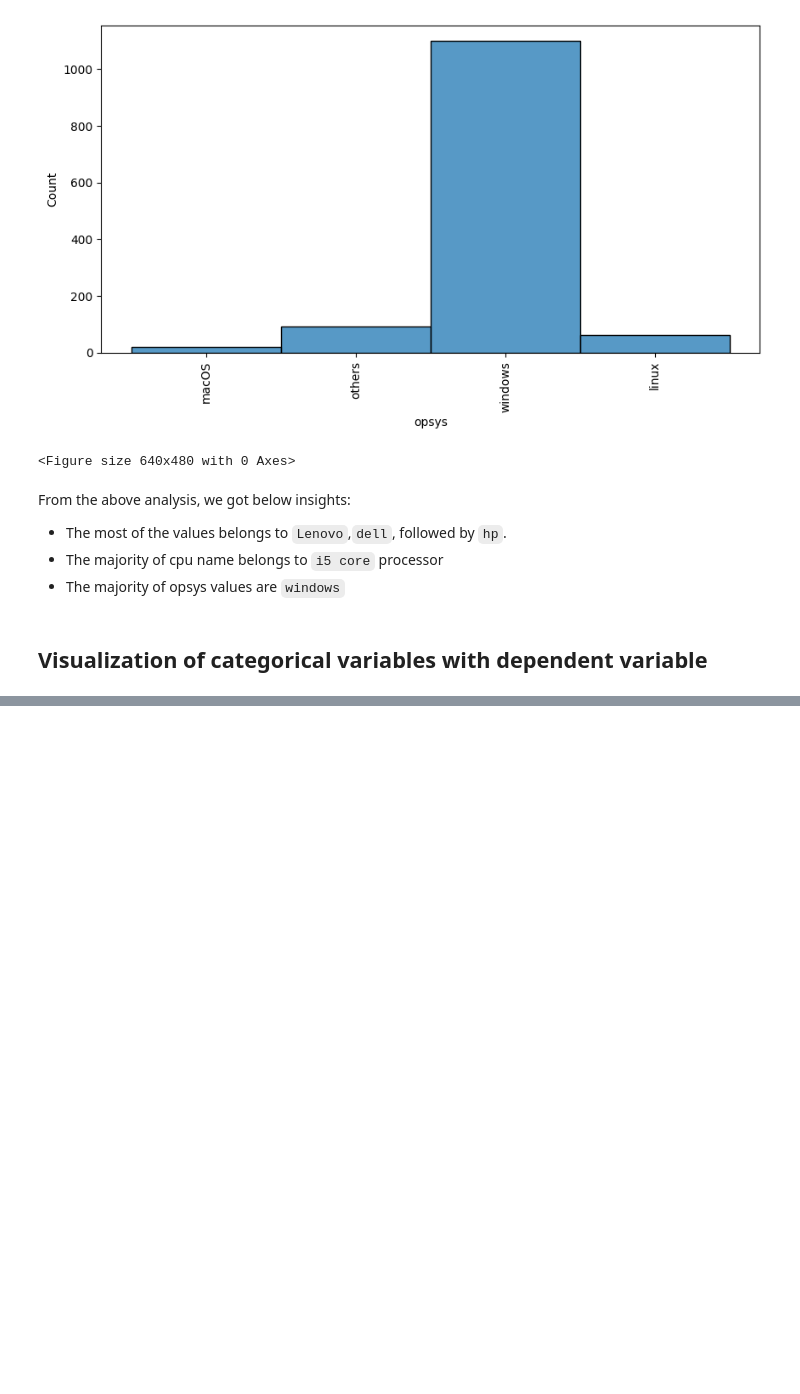
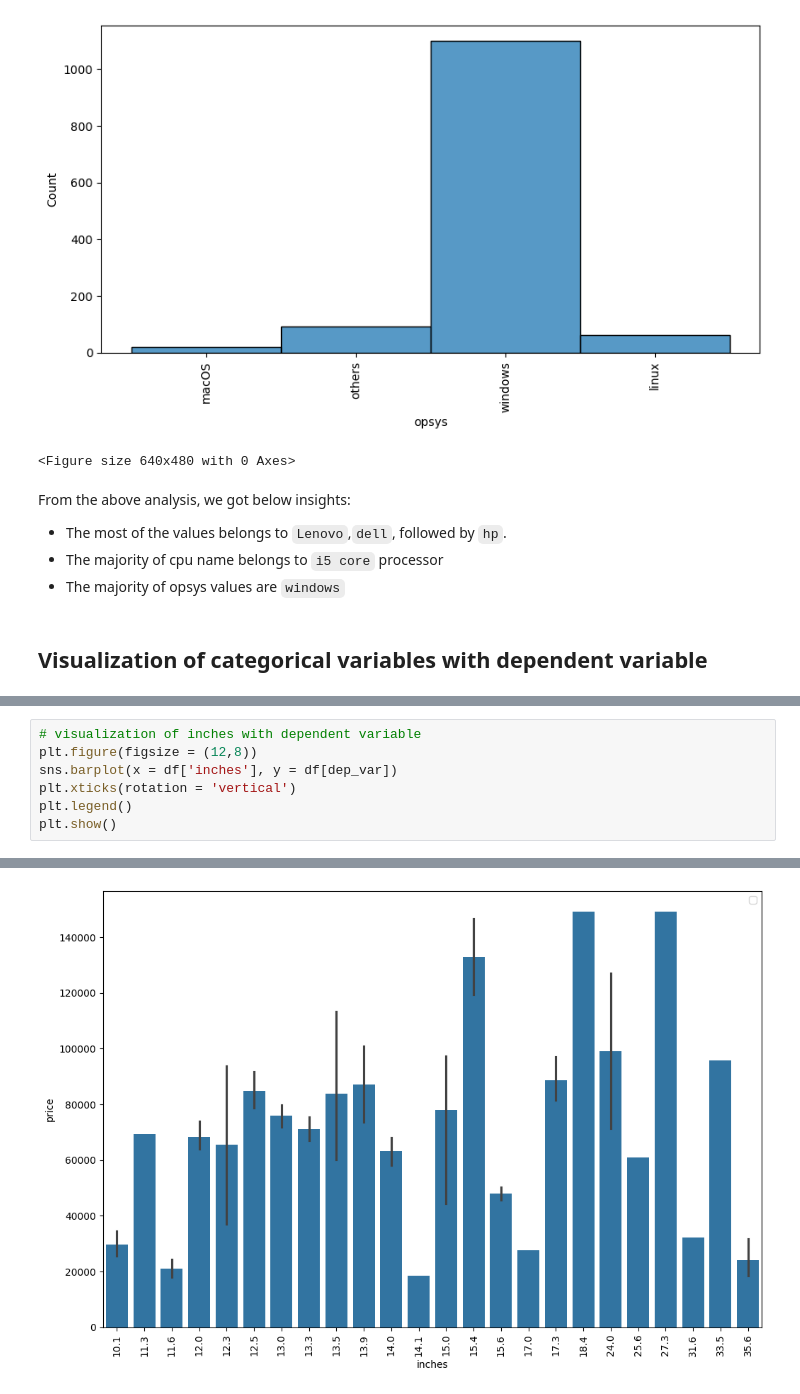
Before and after one commit to Jamal-1018/Laptops_price_predicition_ML, a Jupyter notebook: laptops_price_predicition_ML.ipynb, the cells around one changed output, grey strips where cells are left out. Cells and saved outputs as stored; diff of their text form; blank space fills up the shorter version.

```diff
--- a/laptops_price_predicition_ML.ipynb
+++ b/laptops_price_predicition_ML.ipynb
@@ -262,0 +302,8 @@ for i, col in  enumerate(cat_var):
+# %%
+# visualization of inches with dependent variable
+plt.figure(figsize = (12,8))
+sns.barplot(x = df['inches'], y = df[dep_var])
+plt.xticks(rotation = 'vertical')
+plt.legend()
+plt.show()
+# %% [output]
@@ -262,0 +311 @@ for i, col in  enumerate(cat_var):
+[figure, added]
```
Also changed, not shown: parts of 12 cells of this notebook.
